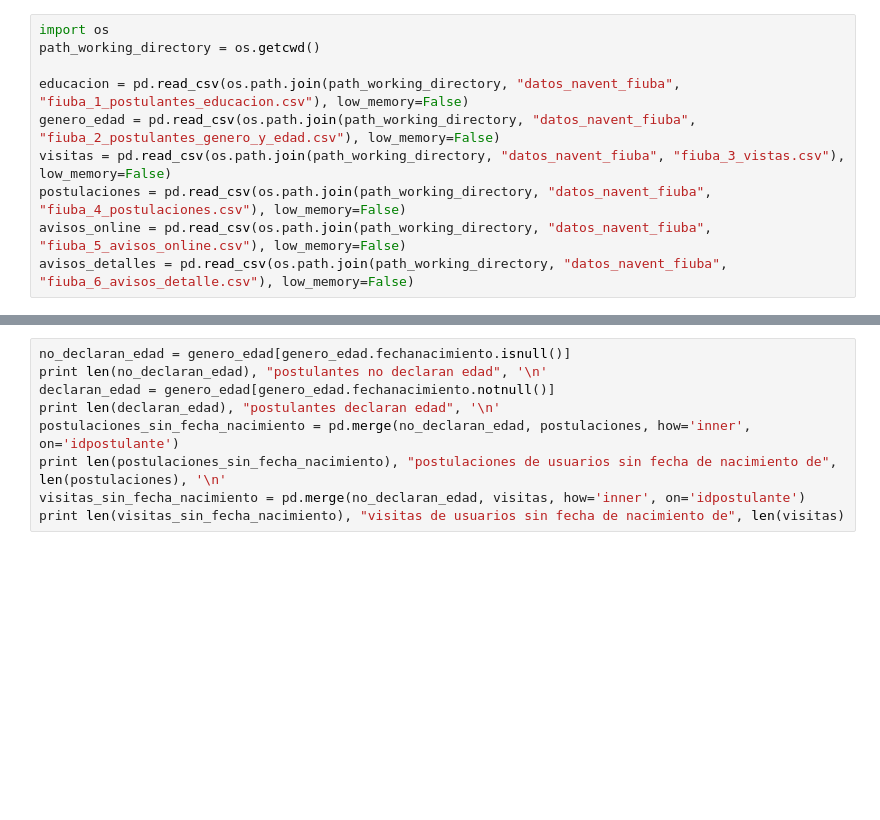
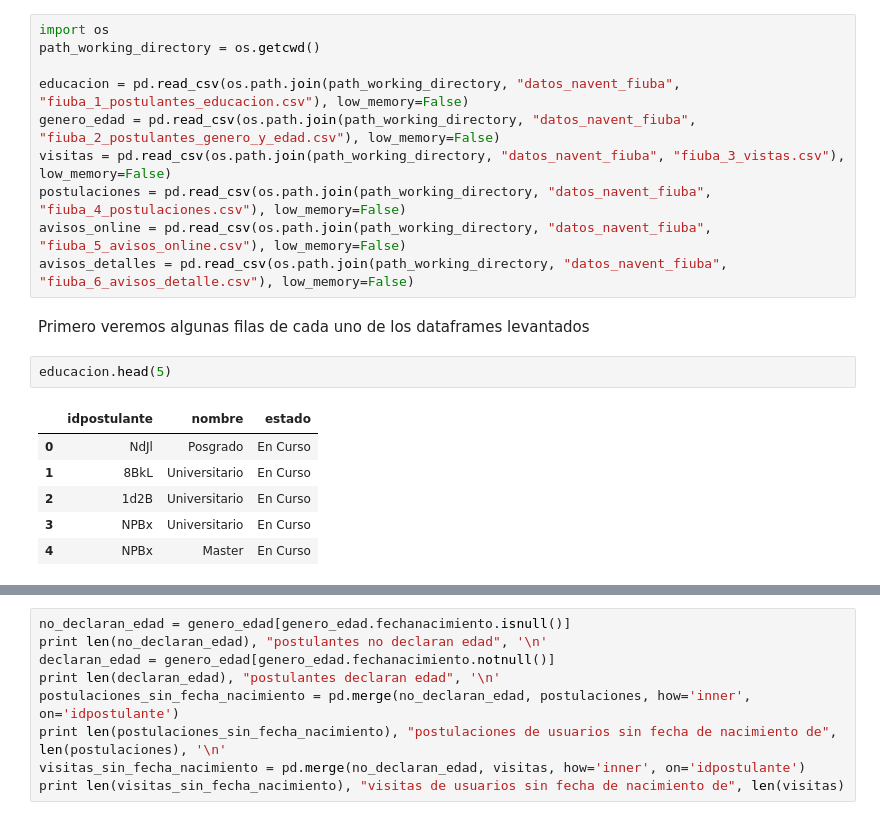
Before and after one commit to GonzaH/Detos, a Jupyter notebook: LimpiezaDeDatos.ipynb, the cells around one changed output, grey strips where cells are left out. Cells and saved outputs as stored; diff of their text form; blank space fills up the shorter version.

```diff
--- a/LimpiezaDeDatos.ipynb
+++ b/LimpiezaDeDatos.ipynb
@@ -18,3 +18,14 @@ visitas = pd.read_csv(os.path.join(path_working_directory, "datos_navent_fiuba",
 postulaciones = pd.read_csv(os.path.join(path_working_directory, "datos_navent_fiuba", "fiuba_4_postulaciones.csv"), low_memory=False)
 avisos_online = pd.read_csv(os.path.join(path_working_directory, "datos_navent_fiuba", "fiuba_5_avisos_online.csv"), low_memory=False)
 avisos_detalles = pd.read_csv(os.path.join(path_working_directory, "datos_navent_fiuba", "fiuba_6_avisos_detalle.csv"), low_memory=False)
+# %% [markdown]
+Primero veremos algunas filas de cada uno de los dataframes levantados
+# %%
+educacion.head(5)
+# %% [output]
+|  | idpostulante | nombre | estado |
+| 0 | NdJl | Posgrado | En Curso |
+| 1 | 8BkL | Universitario | En Curso |
+| 2 | 1d2B | Universitario | En Curso |
+| 3 | NPBx | Universitario | En Curso |
+| 4 | NPBx | Master | En Curso |
```
Also changed, not shown: parts of 36 cells of this notebook.
